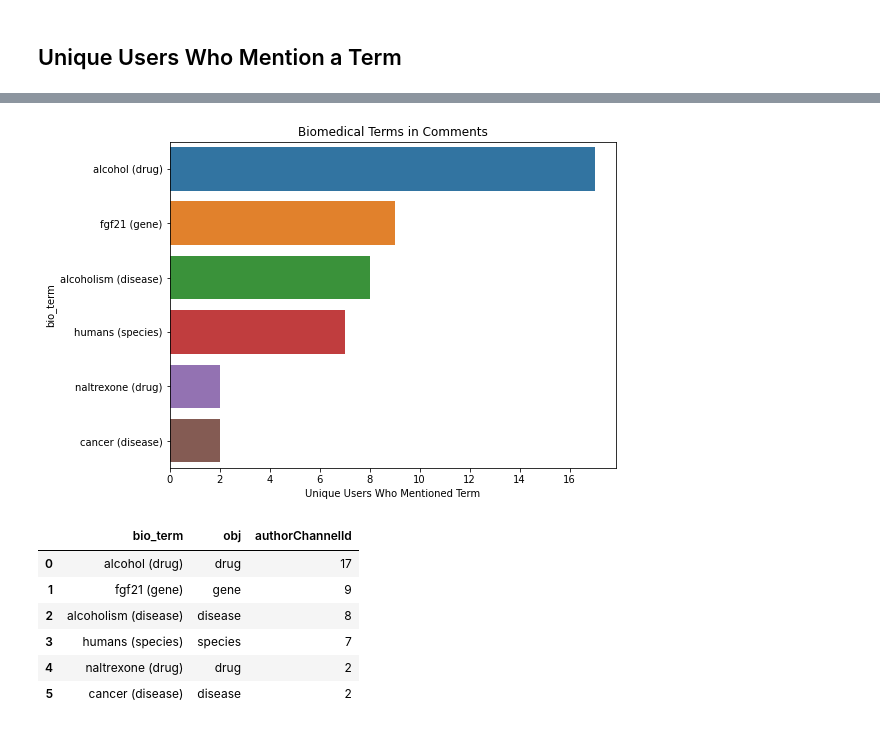
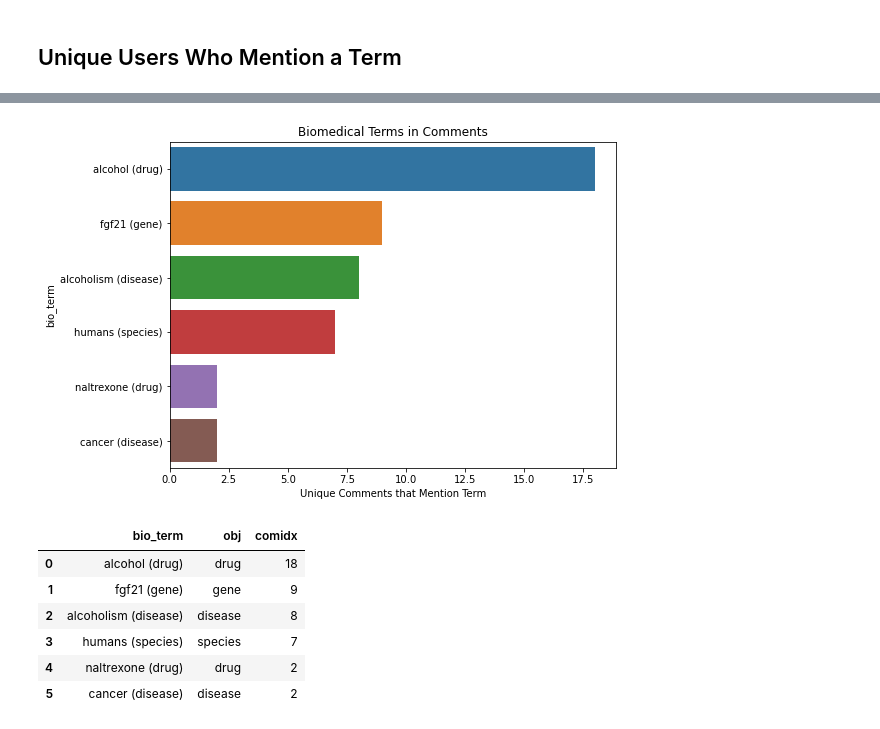
Before and after one commit to daveramseymusic/biobert-bern, a Jupyter notebook: nbs/01_found_my_fitness_bioBert_BERN.ipynb, the cells around one changed output, grey strips where cells are left out. Cells and saved outputs as stored; diff of their text form; code cells hidden in the pictures.

```diff
--- a/nbs/01_found_my_fitness_bioBert_BERN.ipynb
+++ b/nbs/01_found_my_fitness_bioBert_BERN.ipynb
@@ -51,2 +43,2 @@ Index(['vid_id', 'vid_channel_id', 'vid_deets', 'vid_response', 'title',
 # %%
-coms = create_com_with_idx(coms)
+coms = create_com_with_idx(coms); coms.tail(2)
@@ -283,11 +259,11 @@ dfwords
 # %%
-dfwords = group_bio_words_author_count(df, 'bio_term',mention_min=2)
-plot_bio_terms(x=dfwords.authorChannelId ,y=dfwords.bio_term, xlabel='Unique Users Who Mentioned Term')
+dfwords = group_bio_words_com_count(df, 'bio_term',mention_min=2)
+plot_bio_terms(x=dfwords.comidx ,y=dfwords.bio_term, xlabel='Unique Comments that Mention Term')
 dfwords
 # %% [output]
-[figure, old version]
+[figure, new version]
-|  | bio_term | obj | authorChannelId |
-| 0 | alcohol (drug) | drug | 17 |
+|  | bio_term | obj | comidx |
+| 0 | alcohol (drug) | drug | 18 |
 | 1 | fgf21 (gene) | gene | 9 |
 | 2 | alcoholism (disease) | disease | 8 |
 | 3 | humans (species) | species | 7 |
```
Also changed, not shown: parts of 19 cells of this notebook.
